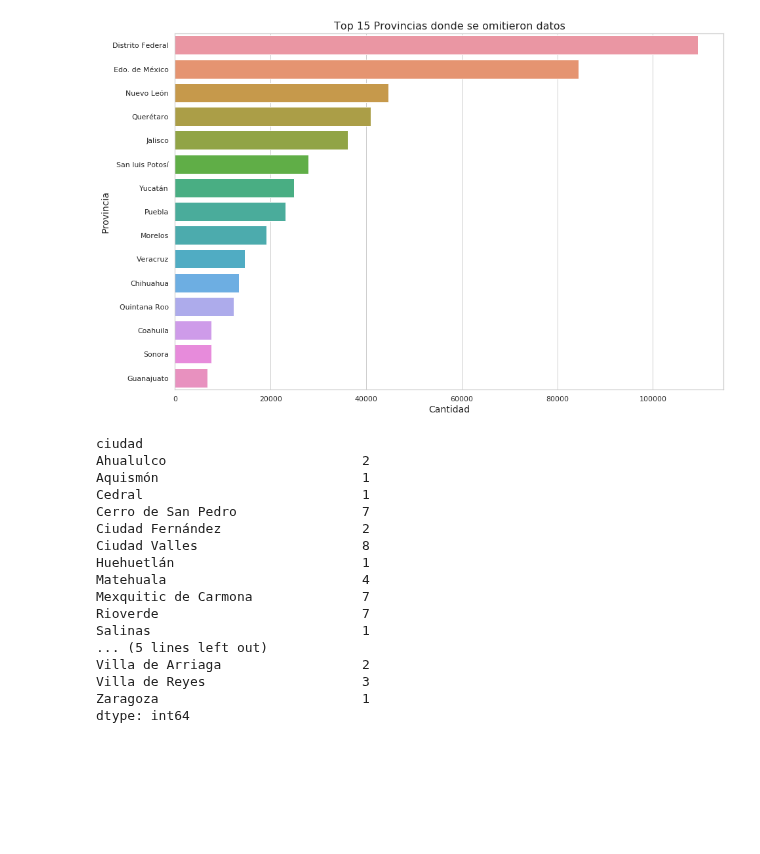
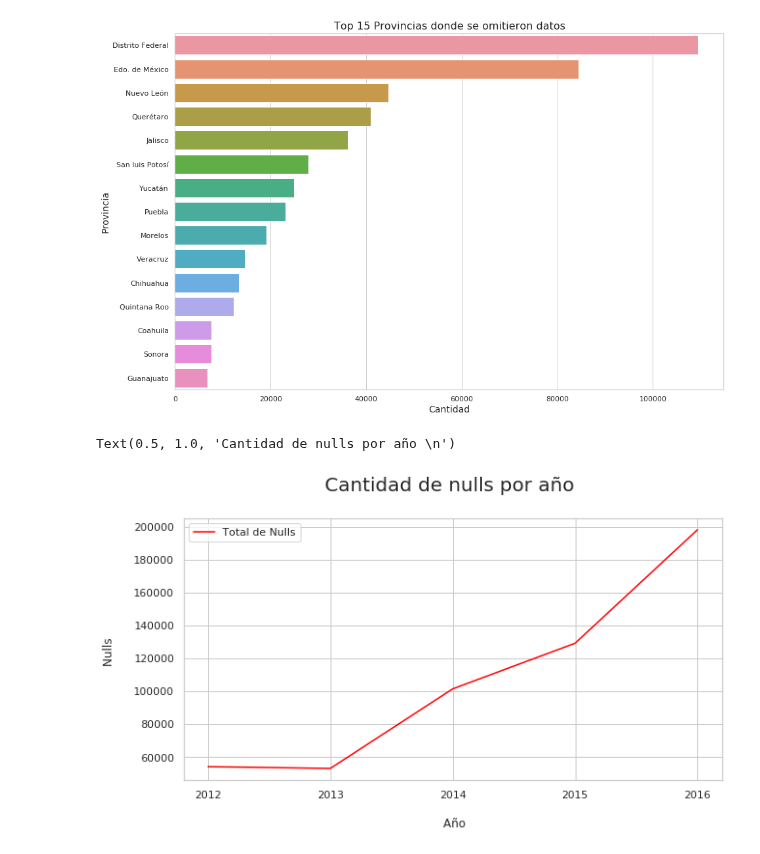
Before and after one commit to JuanCruzCastroLopez/tp1-zonajobs-analysis, a Jupyter notebook: DataSet_analisis.ipynb, the cells around one changed output. Drawn from its saved outputs; the diff is of its cells as text; code cells hidden in the pictures; blank space fills up the shorter version.

```diff
--- a/DataSet_analisis.ipynb
+++ b/DataSet_analisis.ipynb
@@ -200,23 +201,22 @@ g.set_ylabel("Provincia", fontsize=14)
 # %% [output]
 Text(0, 0.5, 'Provincia')
 [figure]
-# %%
-df[df['provincia']=='San luis Potosí'].groupby('ciudad').size()
-# %% [output]
-ciudad
-Ahualulco                         2
-Aquismón                          1
-Cedral                            1
-Cerro de San Pedro                7
-Ciudad Fernández                  2
-Ciudad Valles                     8
-Huehuetlán                        1
-Matehuala                         4
-Mexquitic de Carmona              7
-Rioverde                          7
-Salinas                           1
-... (5 lines left out)
-Villa de Arriaga                  2
-Villa de Reyes                    3
-Zaragoza                          1
-dtype: int64
+# %%
+#Vamos a analizar la cantidad de nulls por año
+df['mes'] = df['fecha'].dt.month
+df['ano'] = df['fecha'].dt.year
+df['nulls'] = df.isnull().apply(np.sum,axis=1)
+# %%
+dfAnualNulls = df.groupby('ano').agg({'nulls':'sum'}).reset_index()
+fig, ax = plt.subplots(figsize=( 10,5))
+ax.plot(dfAnualNulls['ano'], dfAnualNulls['nulls'], label='Total de Nulls', color='red')
+
+plt.xticks([2012,2013,2014,2015,2016])
+plt.grid(b=True, which='major', axis='both')
+ax.set_xlabel("\n Año")
+ax.set_ylabel("Nulls \n")
+ax.legend(loc='best')
+ax.set_title('Cantidad de nulls por año \n', fontdict={'fontsize':20})
+# %% [output]
+Text(0.5, 1.0, 'Cantidad de nulls por año \n')
+[figure, added]
```
Also changed, not shown: parts of 3 cells of this notebook, 1 other file.
